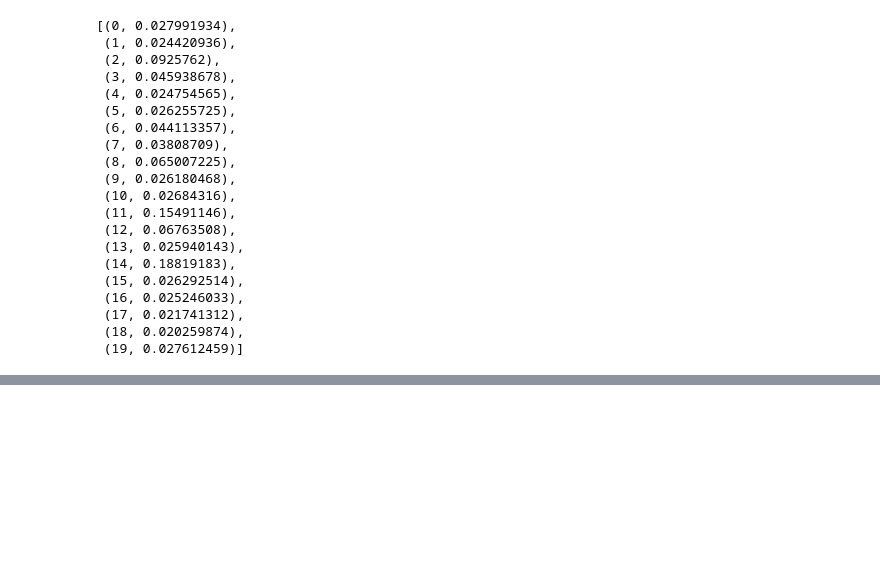
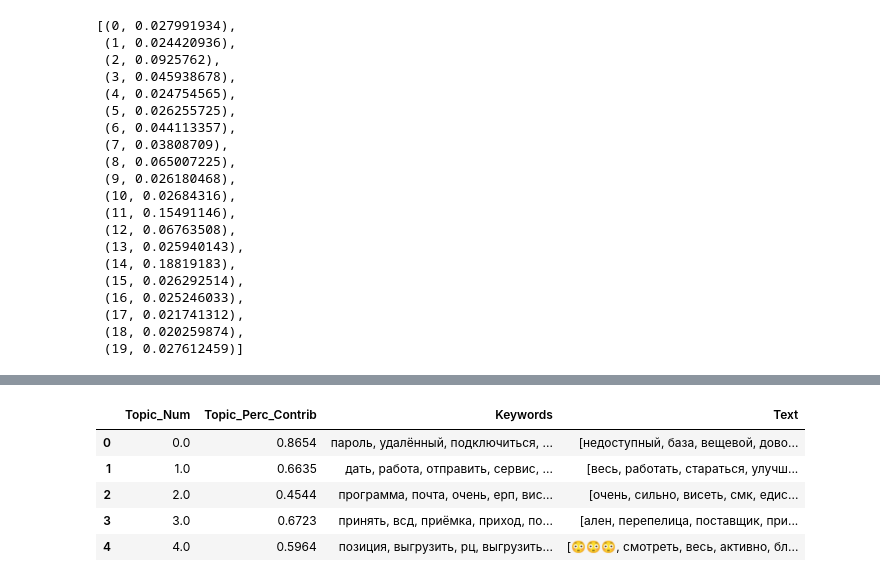
Before and after one commit to gulchitai/nlu-nevada, a Jupyter notebook: nlu-nevada.ipynb, the cells around one changed output, grey strips where cells are left out. Cells and saved outputs as stored; diff of their text form; code cells hidden in the pictures; blank space fills up the shorter version.

```diff
--- a/nlu-nevada.ipynb
+++ b/nlu-nevada.ipynb
@@ -584,0 +791,26 @@ ldamodel3.get_document_topics(corpus2)[0]
+# %%
+# Group top 5 sentences under each topic
+sent_topics_sorteddf_mallet = pd.DataFrame()
+
+sent_topics_outdf_grpd = df_topic_sents_keywords.groupby('Dominant_Topic')
+
+for i, grp in sent_topics_outdf_grpd:
+    sent_topics_sorteddf_mallet = pd.concat([sent_topics_sorteddf_mallet,
+                                             grp.sort_values(['Perc_Contribution'], ascending=[0]).head(1)],
+                                            axis=0)
+
+# Reset Index
+sent_topics_sorteddf_mallet.reset_index(drop=True, inplace=True)
+
+# Format
+sent_topics_sorteddf_mallet.columns = ['Topic_Num', "Topic_Perc_Contrib", "Keywords", "Text"]
+
+# Show
+sent_topics_sorteddf_mallet.head()
+# %% [output]
+|  | Topic_Num | Topic_Perc_Contrib | Keywords | Text |
+| 0 | 0.0 | 0.8654 | пароль, удалённый, подключиться, ... | [недоступный, база, вещевой, дово... |
+| 1 | 1.0 | 0.6635 | дать, работа, отправить, сервис, ... | [весь, работать, стараться, улучш... |
+| 2 | 2.0 | 0.4544 | программа, почта, очень, ерп, вис... | [очень, сильно, висеть, смк, едис... |
+| 3 | 3.0 | 0.6723 | принять, всд, приёмка, приход, по... | [ален, перепелица, поставщик, при... |
+| 4 | 4.0 | 0.5964 | позиция, выгрузить, рц, выгрузить... | [😳😳😳, смотреть, весь, активно, бл... |
```
Also changed, not shown: parts of 23 cells of this notebook.
